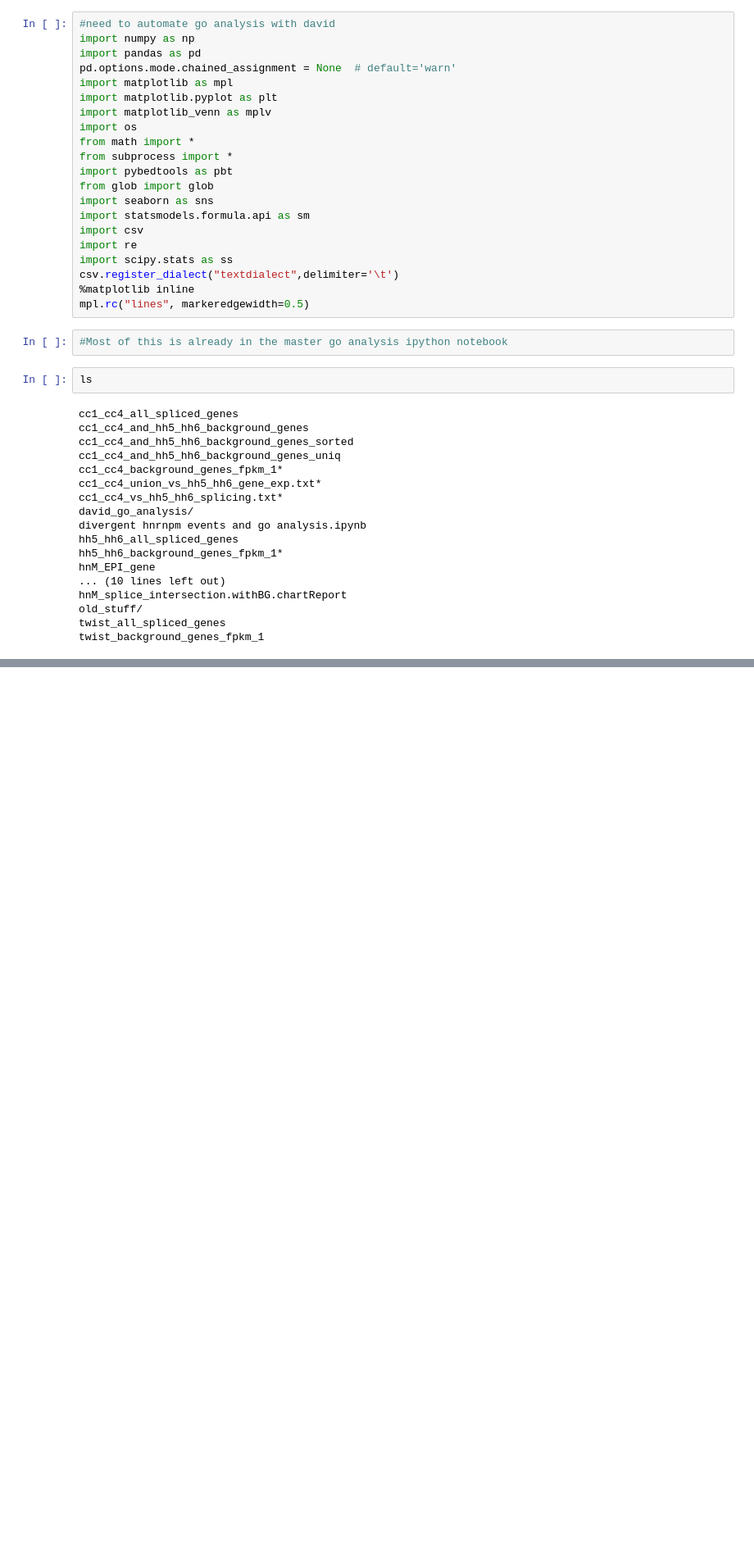
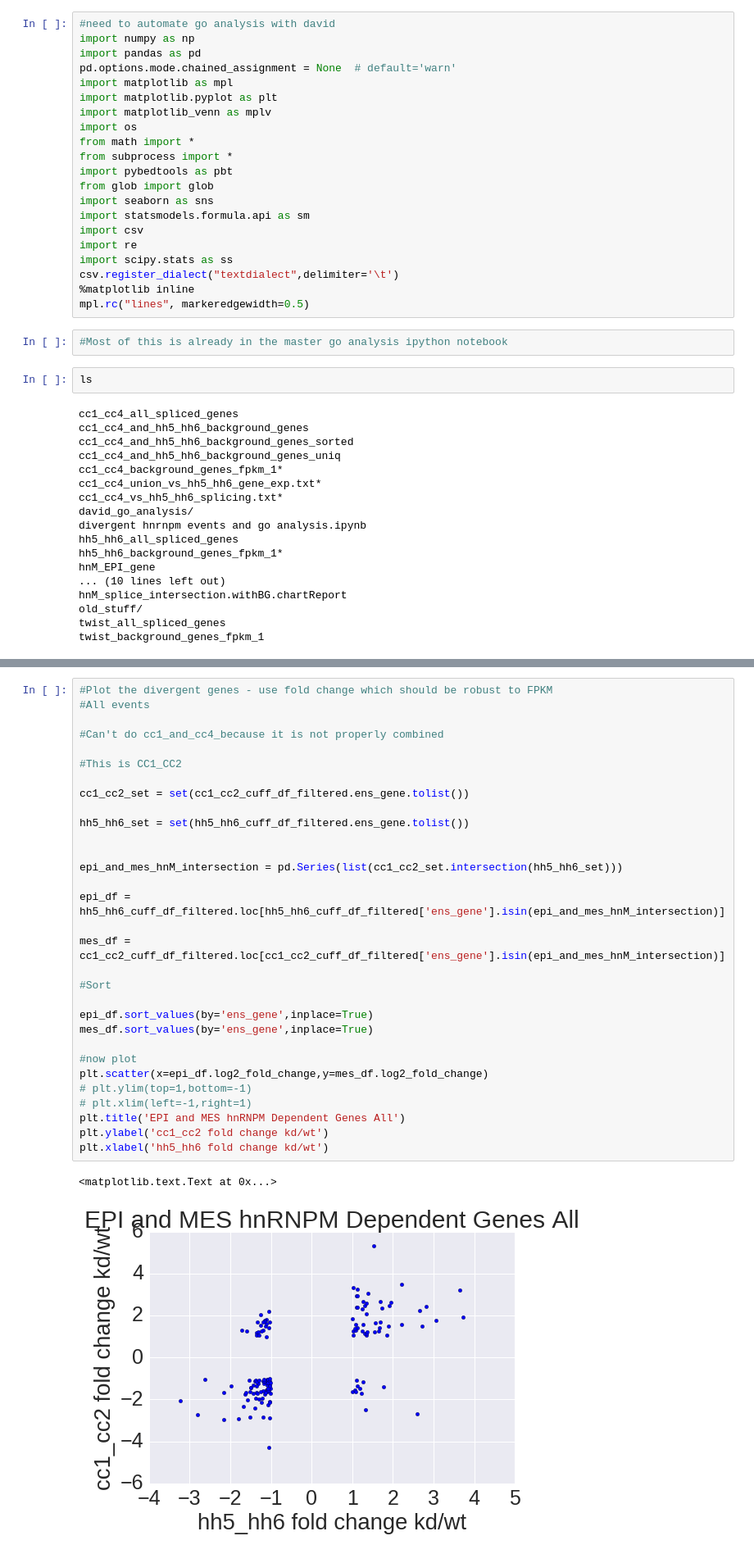
Before and after one commit to seharvey2012/programmatic_analysis, a Jupyter notebook: getting_clipper_to_work/clipper_runs_working_with_individual_rt_stops/divergent_hnrnpm_regulated_events/divergent hnrnpm events and go analysis.ipynb, the cells around one changed output, grey strips where cells are left out. Shown at 82% size. Saved outputs shown, nothing was run; the diff lists cells and outputs as text; blank space fills up the shorter version.

```diff
--- a/getting_clipper_to_work/clipper_runs_working_with_individual_rt_stops/divergent_hnrnpm_regulated_events/divergent hnrnpm events and go analysis.ipynb
+++ b/getting_clipper_to_work/clipper_runs_working_with_individual_rt_stops/divergent_hnrnpm_regulated_events/divergent hnrnpm events and go analysis.ipynb
@@ -49,0 +161,34 @@ twist_background_genes_fpkm_1
+# %%
+#Plot the divergent genes - use fold change which should be robust to FPKM
+#All events
+
+#Can't do cc1_and_cc4_because it is not properly combined
+
+#This is CC1_CC2
+
+cc1_cc2_set = set(cc1_cc2_cuff_df_filtered.ens_gene.tolist())
+
+hh5_hh6_set = set(hh5_hh6_cuff_df_filtered.ens_gene.tolist())
+
+
+epi_and_mes_hnM_intersection = pd.Series(list(cc1_cc2_set.intersection(hh5_hh6_set)))
+
+epi_df = hh5_hh6_cuff_df_filtered.loc[hh5_hh6_cuff_df_filtered['ens_gene'].isin(epi_and_mes_hnM_intersection)]
+
+mes_df = cc1_cc2_cuff_df_filtered.loc[cc1_cc2_cuff_df_filtered['ens_gene'].isin(epi_and_mes_hnM_intersection)]
+
+#Sort
+
+epi_df.sort_values(by='ens_gene',inplace=True)
+mes_df.sort_values(by='ens_gene',inplace=True)
+
+#now plot
+plt.scatter(x=epi_df.log2_fold_change,y=mes_df.log2_fold_change)
+# plt.ylim(top=1,bottom=-1)
+# plt.xlim(left=-1,right=1)
+plt.title('EPI and MES hnRNPM Dependent Genes All')
+plt.ylabel('cc1_cc2 fold change kd/wt')
+plt.xlabel('hh5_hh6 fold change kd/wt')
+# %% [output]
+<matplotlib.text.Text at 0x...>
+[figure, added]
```
Also changed, not shown: parts of 24 cells of this notebook, 2 other files.
